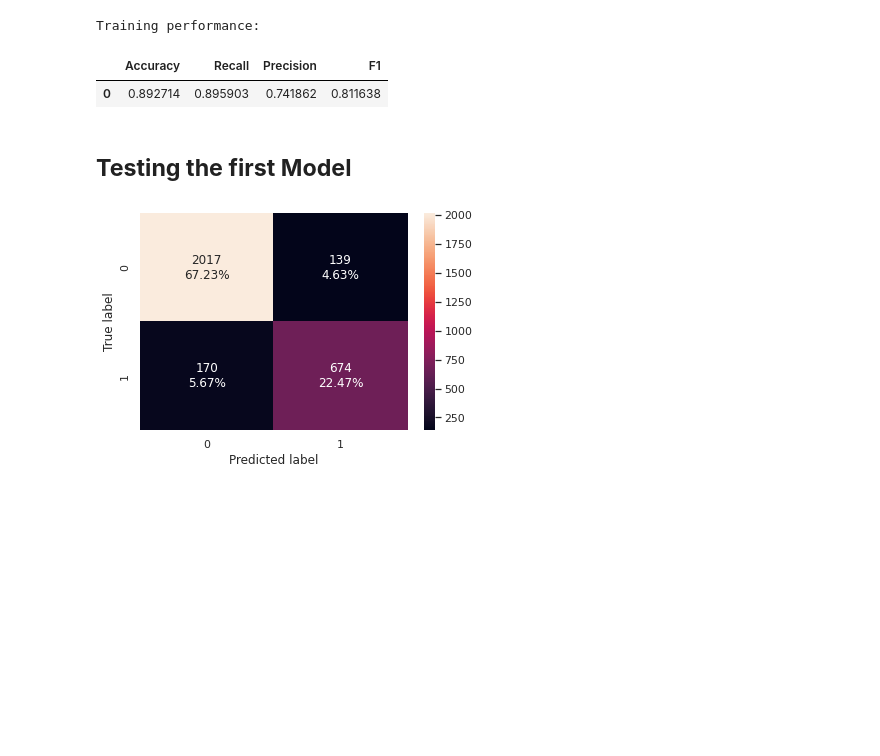
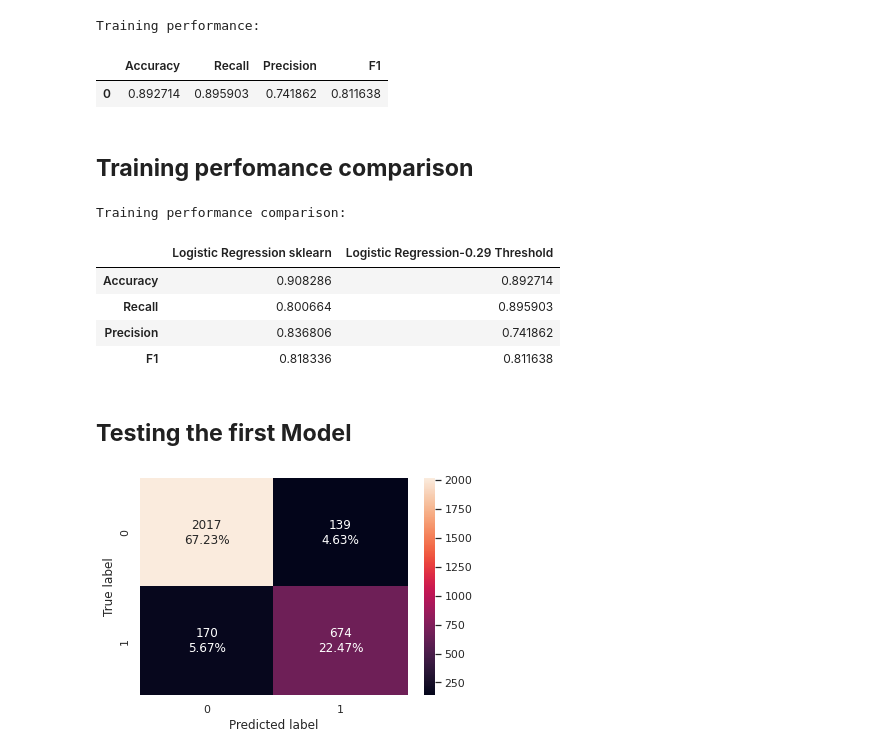
Before and after one commit to cfreeman22/predictive_modeling_mlr, a Jupyter notebook: D208_task2.ipynb, the cells around one changed output. Drawn from its saved outputs; the diff is of its cells as text; code cells hidden in the pictures; blank space fills up the shorter version.

```diff
--- a/D208_task2.ipynb
+++ b/D208_task2.ipynb
@@ -1065,6 +1071,32 @@ log_reg_model_train_perf_threshold_auc_roc
 Training performance:
 |  | Accuracy | Recall | Precision | F1 |
 | 0 | 0.892714 | 0.895903 | 0.741862 | 0.811638 |
+# %% [markdown]
+## **Training perfomance comparison**
+# %%
+# training performance comparison
+
+models_train_comp_df = pd.concat(
+    [
+        log_reg_model_train_perf.T,
+        log_reg_model_train_perf_threshold_auc_roc.T
+    ],
+    axis=1,
+)
+models_train_comp_df.columns = [
+    "Logistic Regression sklearn",
+    "Logistic Regression-0.29 Threshold",
+]
+
+print("Training performance comparison:")
+models_train_comp_df
+# %% [output]
+Training performance comparison:
+|  | Logistic Regression sklearn | Logistic Regression-0.29 Threshold |
+| Accuracy | 0.908286 | 0.892714 |
+| Recall | 0.800664 | 0.895903 |
+| Precision | 0.836806 | 0.741862 |
+| F1 | 0.818336 | 0.811638 |
 # %% [markdown]
 ## **Testing the first Model**
 # %%
```
Also changed, not shown: parts of 41 cells of this notebook.
